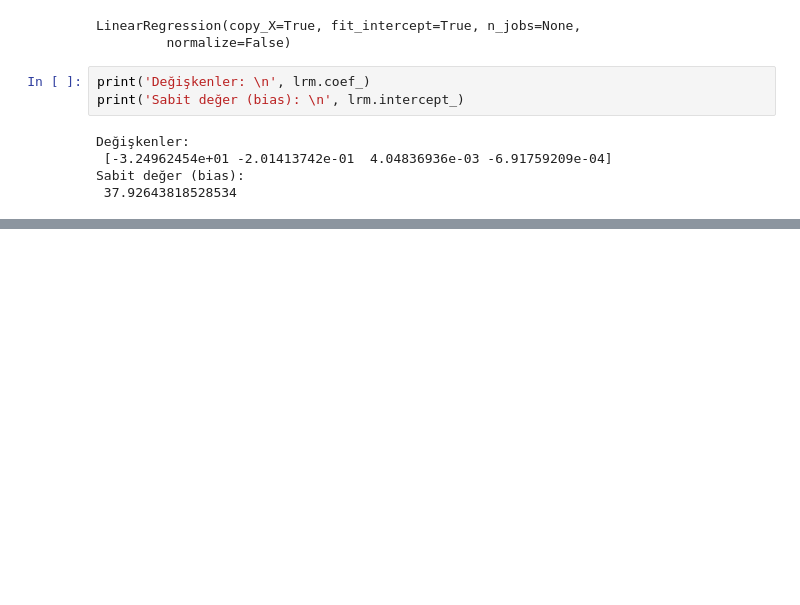
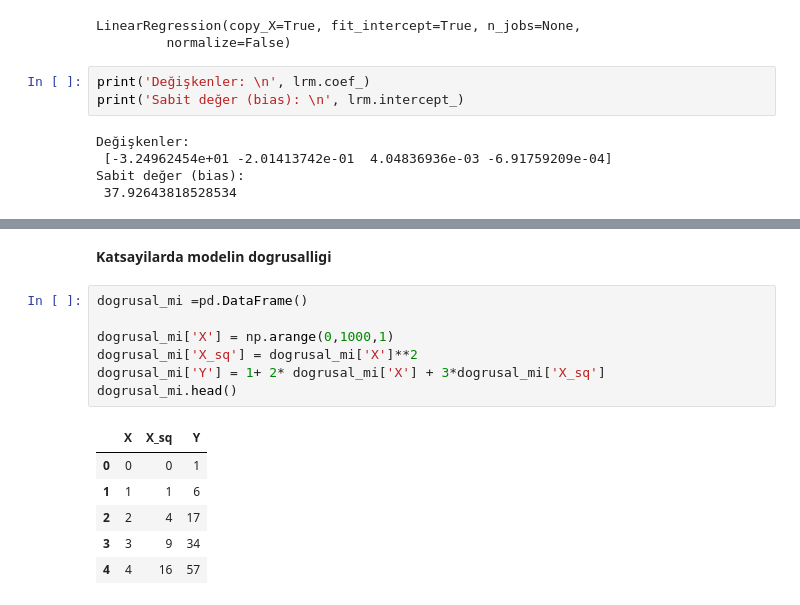
Before and after one commit to EceDolen/Bootcamp_-Bolum_6, a Jupyter notebook: Regresyon_Odev_3.ipynb, the cells around one changed output, grey strips where cells are left out. Drawn from its saved outputs; the diff is of its cells as text; blank space fills up the shorter version.

```diff
--- a/Regresyon_Odev_3.ipynb
+++ b/Regresyon_Odev_3.ipynb
@@ -87,3 +87,19 @@ Warnings:
 [1] Standard Errors assume that the covariance matrix of the errors is correctly specified.
 [2] The condition number is large, 1.06e+04. This might indicate that there are
 strong multicollinearity or other numerical problems.
+# %% [markdown]
+**Katsayilarda modelin dogrusalligi**
+# %%
+dogrusal_mi =pd.DataFrame()
+
+dogrusal_mi['X'] = np.arange(0,1000,1)
+dogrusal_mi['X_sq'] = dogrusal_mi['X']**2
+dogrusal_mi['Y'] = 1+ 2* dogrusal_mi['X'] + 3*dogrusal_mi['X_sq']
+dogrusal_mi.head()
+# %% [output]
+|  | X | X_sq | Y |
+| 0 | 0 | 0 | 1 |
+| 1 | 1 | 1 | 6 |
+| 2 | 2 | 4 | 17 |
+| 3 | 3 | 9 | 34 |
+| 4 | 4 | 16 | 57 |
```
Also changed, not shown: parts of 11 cells of this notebook.
